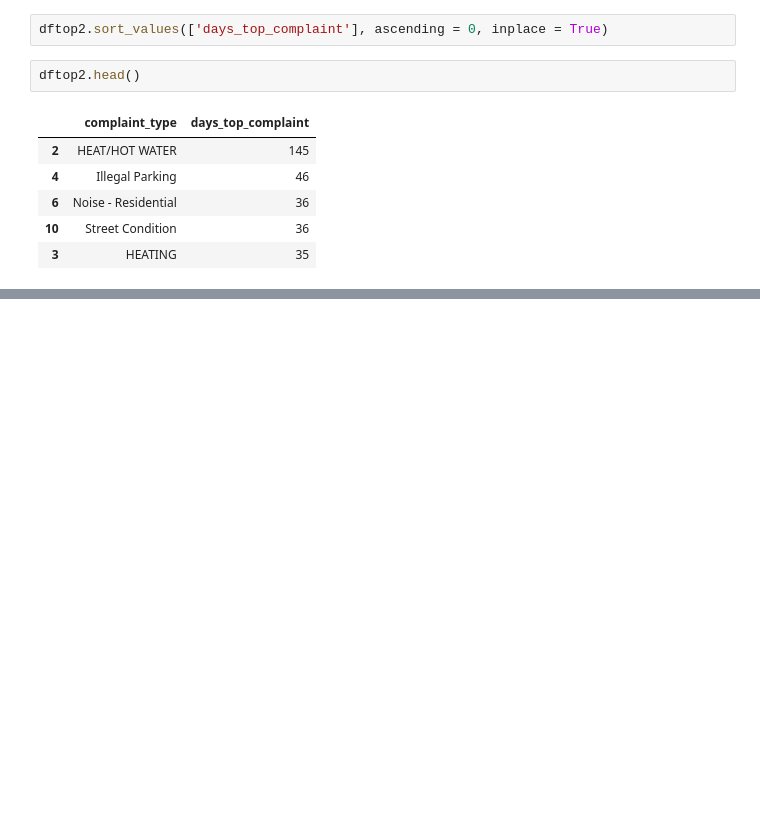
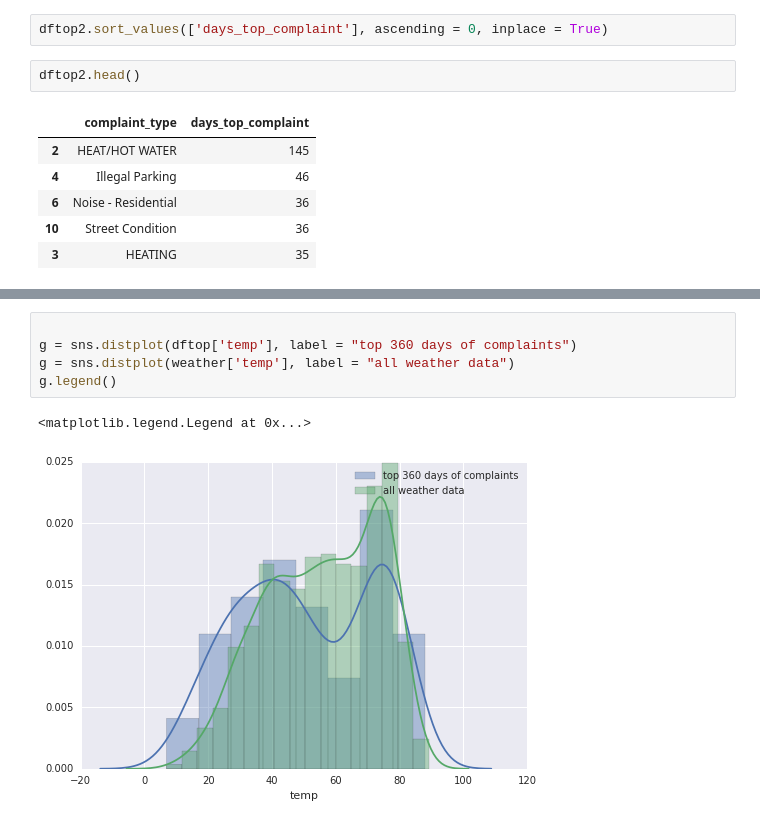
Before and after one commit to stephgline/open_data_challenge, a Jupyter notebook: weather_data_challenge.ipynb, the cells around one changed output, grey strips where cells are left out. Cells and saved outputs as stored; diff of their text form; blank space fills up the shorter version.

Commit message:
adding figures on temperature distribution

```diff
--- a/weather_data_challenge.ipynb
+++ b/weather_data_challenge.ipynb
@@ -295,3 +295,11 @@ plt.tight_layout()
 plt.savefig('Top_complaints_days_most_volume.png')
 # %% [output]
 [figure]
+# %%
+
+g = sns.distplot(dftop['temp'], label = "top 360 days of complaints")
+g = sns.distplot(weather['temp'], label = "all weather data")
+g.legend()
+# %% [output]
+<matplotlib.legend.Legend at 0x...>
+[figure, added]
```
Also changed, not shown: parts of 1 cell of this notebook, 2 other files.
